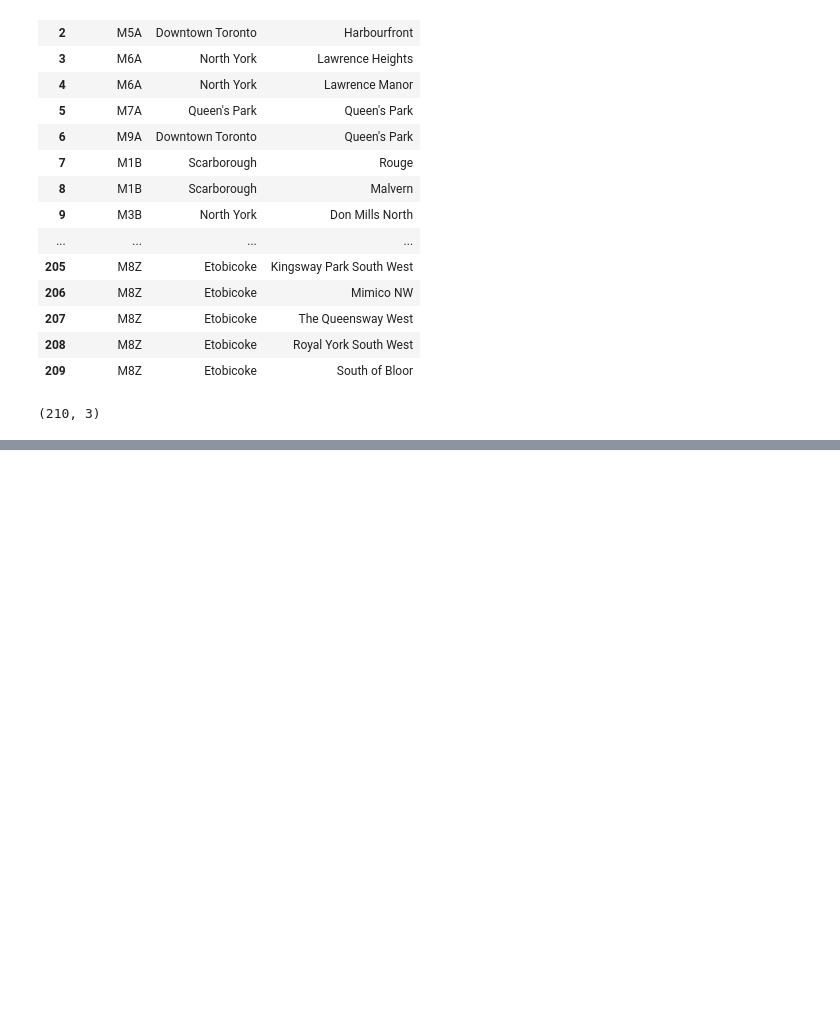
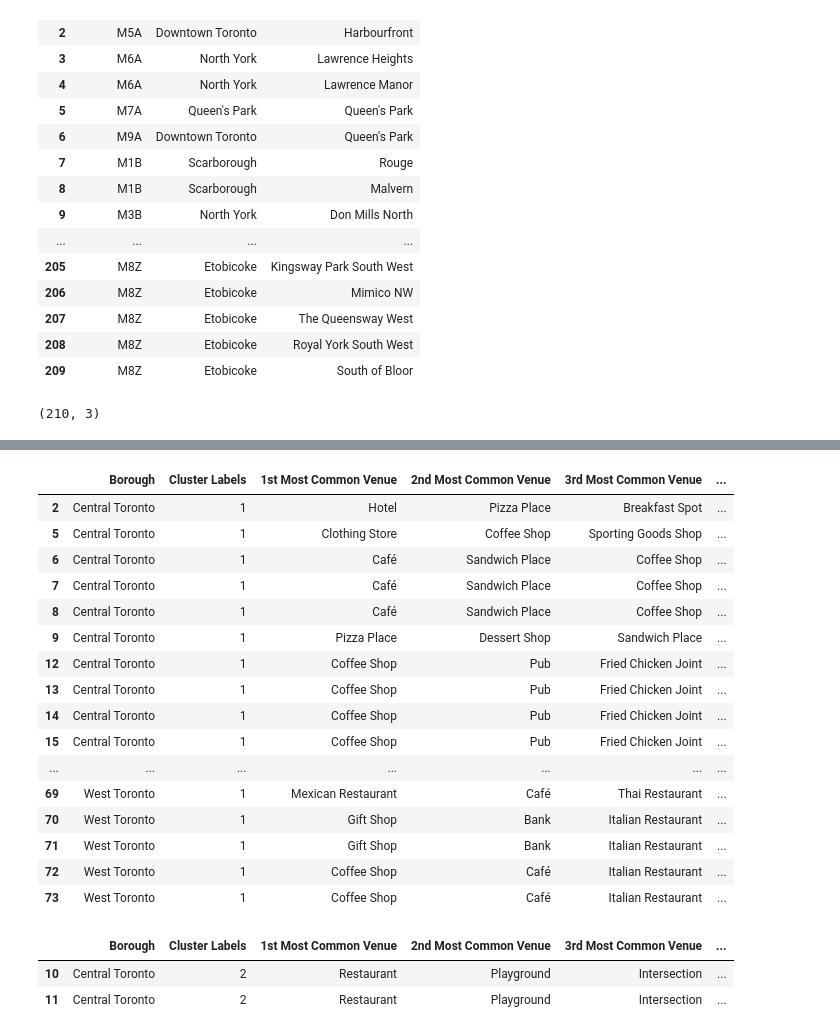
Before and after one commit to CEH-Zero/Coursera_Capstone, a Jupyter notebook: Segmenting and Clustering Neighborhoods.ipynb, the cells around one changed output, grey strips where cells are left out. Cells and saved outputs as stored; diff of their text form; code cells hidden in the pictures; blank space fills up the shorter version.

```diff
--- a/Segmenting and Clustering Neighborhoods.ipynb
+++ b/Segmenting and Clustering Neighborhoods.ipynb
@@ -83,0 +511,6 @@ neighborhoods_data.shape
+# %%
+def return_most_common_venues(row, num_top_venues):
+    row_categories = row.iloc[1:]
+    row_categories_sorted = row_categories.sort_values(ascending=False)
+
+    return row_categories_sorted.index.values[0:num_top_venues]
@@ -83,0 +545,11 @@ neighborhoods_data.shape
+# %%
+# set number of clusters
+kclusters = 5
+
+toronto_grouped_clustering = toronto_grouped.drop('Neighborhood', 1)
+
+# run k-means clustering
+kmeans = KMeans(n_clusters=kclusters, random_state=0).fit(toronto_grouped_clustering)
+
+# check cluster labels generated for each row in the dataframe
+kmeans.labels_[0:10]
@@ -83,0 +558,10 @@ neighborhoods_data.shape
+# %%
+# add clustering labels
+neighborhoods_venues_sorted.insert(0, 'Cluster Labels', kmeans.labels_)
+
+toronto_merged = toronto_data
+
+# merge toronto_grouped with toronto_data to add latitude/longitude for each neighborhood
+toronto_merged = toronto_merged.join(neighborhoods_venues_sorted.set_index('Neighborhood'), on='Neighborhood')
+
+toronto_merged.head() # check the last columns!
@@ -83,0 +575,3 @@ neighborhoods_data.shape
+# %%
+toronto_merged=toronto_merged.dropna(subset=['Cluster Labels'],axis=0)
+toronto_merged['Cluster Labels']=toronto_merged['Cluster Labels'].astype(int)
@@ -83,0 +612,26 @@ neighborhoods_data.shape
+# %%
+toronto_merged.loc[toronto_merged['Cluster Labels'] == 1, toronto_merged.columns[[1] + list(range(5, toronto_merged.shape[1]))]]
+# %% [output]
+|  | Borough | Cluster Labels | 1st Most Common Venue | 2nd Most Common Venue | 3rd Most Common Venue | ... |
+| 2 | Central Toronto | 1 | Hotel | Pizza Place | Breakfast Spot | ... |
+| 5 | Central Toronto | 1 | Clothing Store | Coffee Shop | Sporting Goods Shop | ... |
+| 6 | Central Toronto | 1 | Café | Sandwich Place | Coffee Shop | ... |
+| 7 | Central Toronto | 1 | Café | Sandwich Place | Coffee Shop | ... |
+| 8 | Central Toronto | 1 | Café | Sandwich Place | Coffee Shop | ... |
+| 9 | Central Toronto | 1 | Pizza Place | Dessert Shop | Sandwich Place | ... |
+| 12 | Central Toronto | 1 | Coffee Shop | Pub | Fried Chicken Joint | ... |
+| 13 | Central Toronto | 1 | Coffee Shop | Pub | Fried Chicken Joint | ... |
+| 14 | Central Toronto | 1 | Coffee Shop | Pub | Fried Chicken Joint | ... |
+| 15 | Central Toronto | 1 | Coffee Shop | Pub | Fried Chicken Joint | ... |
+| ... | ... | ... | ... | ... | ... | ... |
+| 69 | West Toronto | 1 | Mexican Restaurant | Café | Thai Restaurant | ... |
+| 70 | West Toronto | 1 | Gift Shop | Bank | Italian Restaurant | ... |
+| 71 | West Toronto | 1 | Gift Shop | Bank | Italian Restaurant | ... |
+| 72 | West Toronto | 1 | Coffee Shop | Café | Italian Restaurant | ... |
+| 73 | West Toronto | 1 | Coffee Shop | Café | Italian Restaurant | ... |
+# %%
+toronto_merged.loc[toronto_merged['Cluster Labels'] == 2, toronto_merged.columns[[1] + list(range(5, toronto_merged.shape[1]))]]
+# %% [output]
+|  | Borough | Cluster Labels | 1st Most Common Venue | 2nd Most Common Venue | 3rd Most Common Venue | ... |
+| 10 | Central Toronto | 2 | Restaurant | Playground | Intersection | ... |
+| 11 | Central Toronto | 2 | Restaurant | Playground | Intersection | ... |
```
Also changed, not shown: parts of 37 cells of this notebook.
